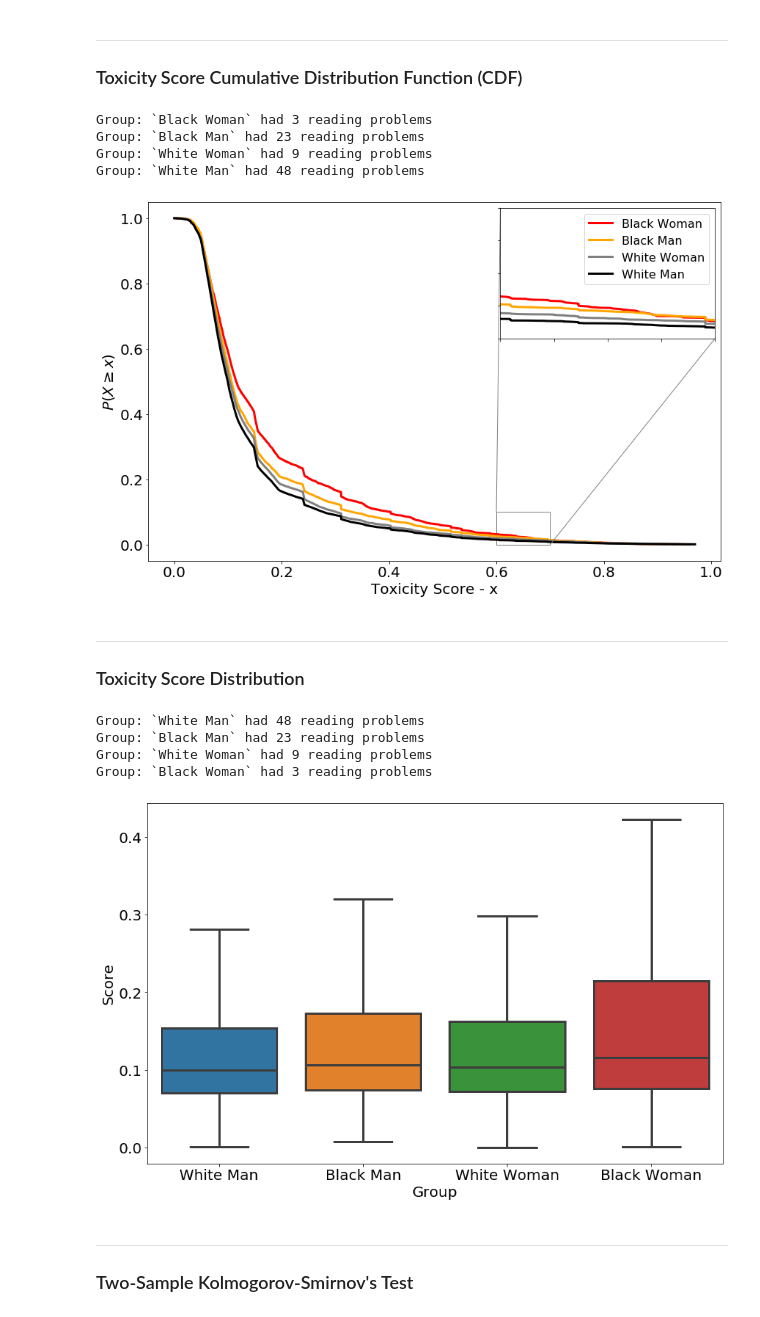
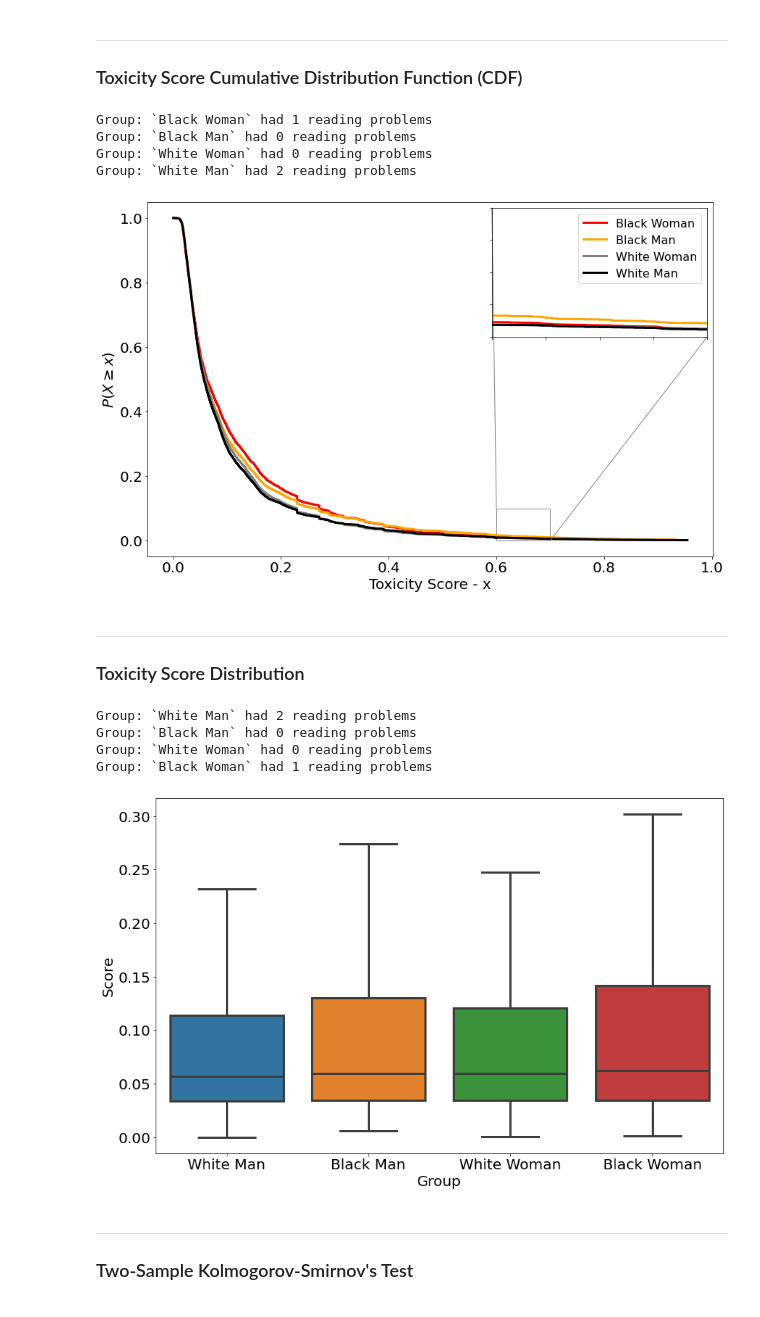
Before and after one commit to Guilherme26/dissertation, a Jupyter notebook: notebooks/05-score-analysis.ipynb, the cells around one changed output. Saved outputs shown, nothing was run; the diff lists cells and outputs as text; code cells hidden in the pictures.

```diff
--- a/notebooks/05-score-analysis.ipynb
+++ b/notebooks/05-score-analysis.ipynb
@@ -19,6 +19,8 @@ plt.rcParams['legend.fontsize'] = 16
 plt.rcParams['xtick.labelsize'] = 20
 plt.rcParams['ytick.labelsize'] = 20
 plt.rcParams['lines.linewidth'] = 3
+# %%
+SCORED_DATA = "perspective_scored_data"
 # %%
 filepaths = yaml.load(open("../config/filepaths.yaml"))
 df_downloads_desc = pd.read_csv("../data/download_descriptions.csv")
@@ -46,7 +48,7 @@ for group in group_color.keys():
     count = 0
     for filename in filenames:
         try:
-            dfs.append(pd.read_csv(os.path.join(filepaths["scored_data"], filename)))
+            dfs.append(pd.read_csv(os.path.join(filepaths[SCORED_DATA], filename)))
         except:
             count += 1
 
@@ -79,11 +81,11 @@ plt.legend()
 plt.savefig(os.path.join(filepaths["imgs"], "inverse_cdf.pdf"))
 plt.show()
 # %% [output]
-Group: `Black Woman` had 3 reading problems
-Group: `Black Man` had 23 reading problems
-Group: `White Woman` had 9 reading problems
-Group: `White Man` had 48 reading problems
+Group: `Black Woman` had 1 reading problems
+Group: `Black Man` had 0 reading problems
+Group: `White Woman` had 0 reading problems
+Group: `White Man` had 2 reading problems
-[figure, old version]
+[figure, new version]
 # %% [markdown]
 ---
 
@@ -93,39 +95,39 @@ plt.subplots(figsize=(14,9))
 
 dfs = []
 for group in df_downloads_desc["group"].unique():
     group_urls = df_downloads_desc[df_downloads_desc.group == group]
     filenames = [row["url"].split("v=")[1].split("&")[0] for _, row in group_urls.iterrows()]
 
     df_group = []
     count = 0
     for filename in filenames:
         try:
-            df_group.append(pd.read_csv(os.path.join(filepaths["scored_data"], filename)))
+            df_group.append(pd.read_csv(os.path.join(filepaths[SCORED_DATA], filename)))
         except:
             count += 1
 
     print(f"Group: `{group}` had {count} reading problems")
 
     df_group = pd.concat(df_group)
     df_group["group"] = group
 
     dfs.append(df_group)
 
 df = pd.concat(dfs)
 del dfs, df_group
 
 sns.boxplot(data=df, x="group", y="score", showfliers=False)
 plt.xlabel("Group")
 plt.ylabel("Score")
 
 plt.savefig(os.path.join(filepaths["imgs"], "group_distribution.pdf"))
 plt.show()
 # %% [output]
-Group: `White Man` had 48 reading problems
-Group: `Black Man` had 23 reading problems
-Group: `White Woman` had 9 reading problems
-Group: `Black Woman` had 3 reading problems
+Group: `White Man` had 2 reading problems
+Group: `Black Man` had 0 reading problems
+Group: `White Woman` had 0 reading problems
+Group: `Black Woman` had 1 reading problems
-[figure, old version]
+[figure, new version]
 # %% [markdown]
 ---
 
```
Also changed, not shown: parts of 1 cell of this notebook, 7 other files.
